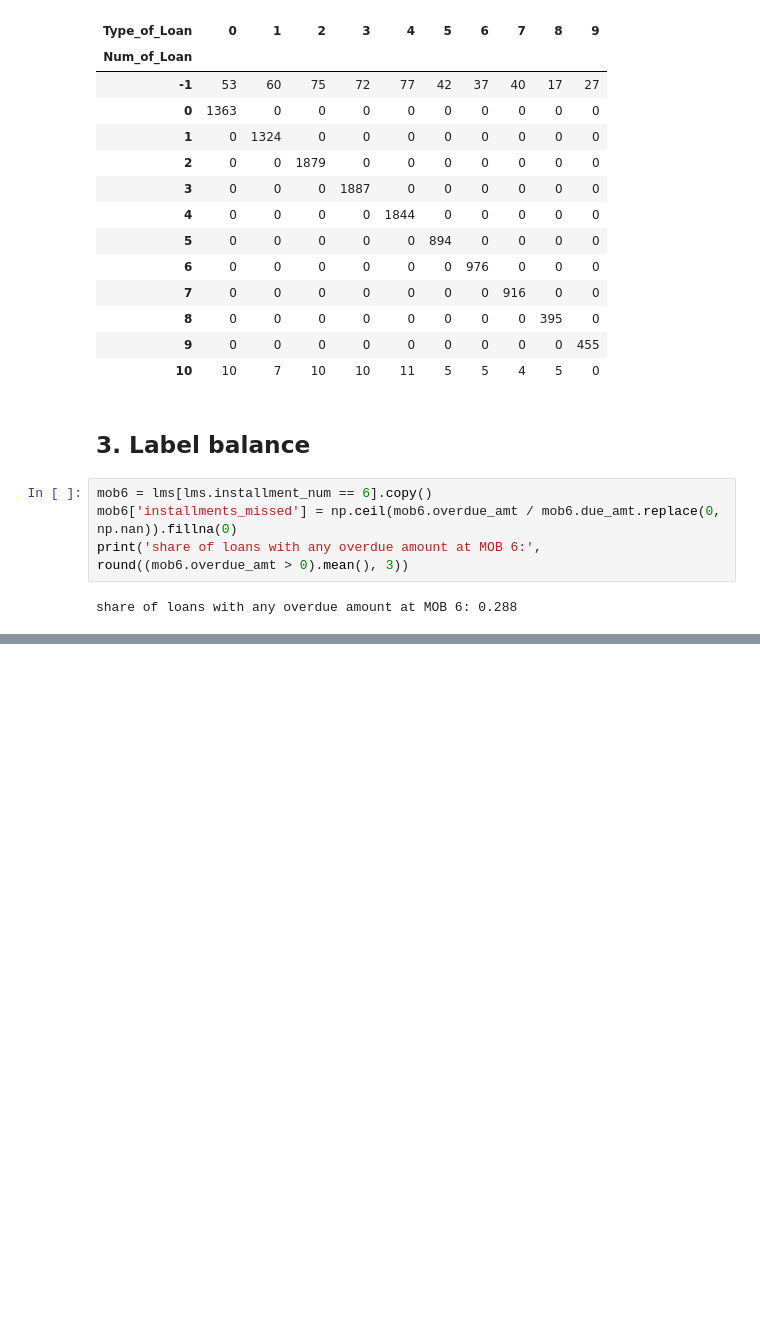
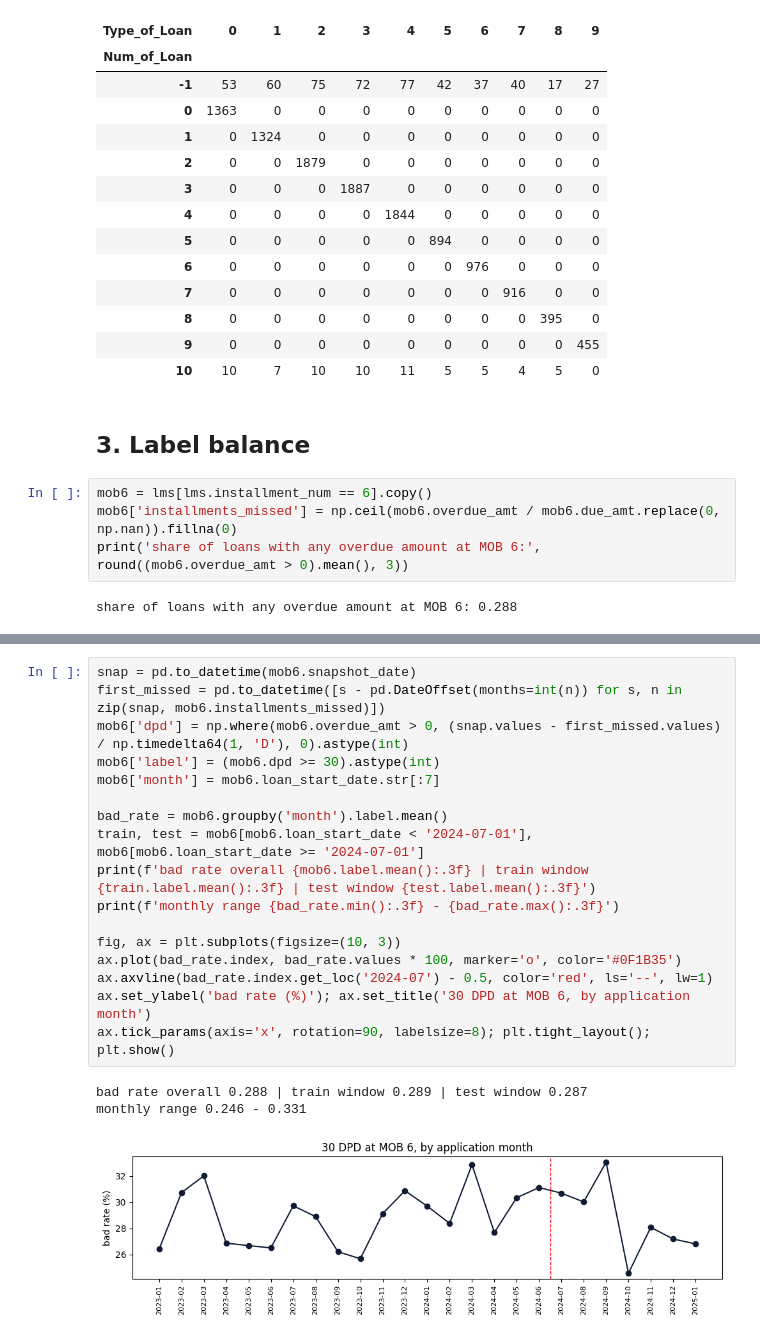
Before and after one commit to lil-yx/cs611-mle-assignment2, a Jupyter notebook: notebooks/01_eda.ipynb, the cells around one changed output, grey strips where cells are left out. Saved outputs shown, nothing was run; the diff lists cells and outputs as text; blank space fills up the shorter version.

```diff
--- a/notebooks/01_eda.ipynb
+++ b/notebooks/01_eda.ipynb
@@ -123,0 +153,21 @@ share of loans with any overdue amount at MOB 6: 0.288
+# %%
+snap = pd.to_datetime(mob6.snapshot_date)
+first_missed = pd.to_datetime([s - pd.DateOffset(months=int(n)) for s, n in zip(snap, mob6.installments_missed)])
+mob6['dpd'] = np.where(mob6.overdue_amt > 0, (snap.values - first_missed.values) / np.timedelta64(1, 'D'), 0).astype(int)
+mob6['label'] = (mob6.dpd >= 30).astype(int)
+mob6['month'] = mob6.loan_start_date.str[:7]
+
+bad_rate = mob6.groupby('month').label.mean()
+train, test = mob6[mob6.loan_start_date < '2024-07-01'], mob6[mob6.loan_start_date >= '2024-07-01']
+print(f'bad rate overall {mob6.label.mean():.3f} | train window {train.label.mean():.3f} | test window {test.label.mean():.3f}')
+print(f'monthly range {bad_rate.min():.3f} - {bad_rate.max():.3f}')
+
+fig, ax = plt.subplots(figsize=(10, 3))
+ax.plot(bad_rate.index, bad_rate.values * 100, marker='o', color='#0F1B35')
+ax.axvline(bad_rate.index.get_loc('2024-07') - 0.5, color='red', ls='--', lw=1)
+ax.set_ylabel('bad rate (%)'); ax.set_title('30 DPD at MOB 6, by application month')
+ax.tick_params(axis='x', rotation=90, labelsize=8); plt.tight_layout(); plt.show()
+# %% [output]
+bad rate overall 0.288 | train window 0.289 | test window 0.287
+monthly range 0.246 - 0.331
+[figure, added]
```
Also changed, not shown: parts of 13 cells of this notebook, 28 other files.
